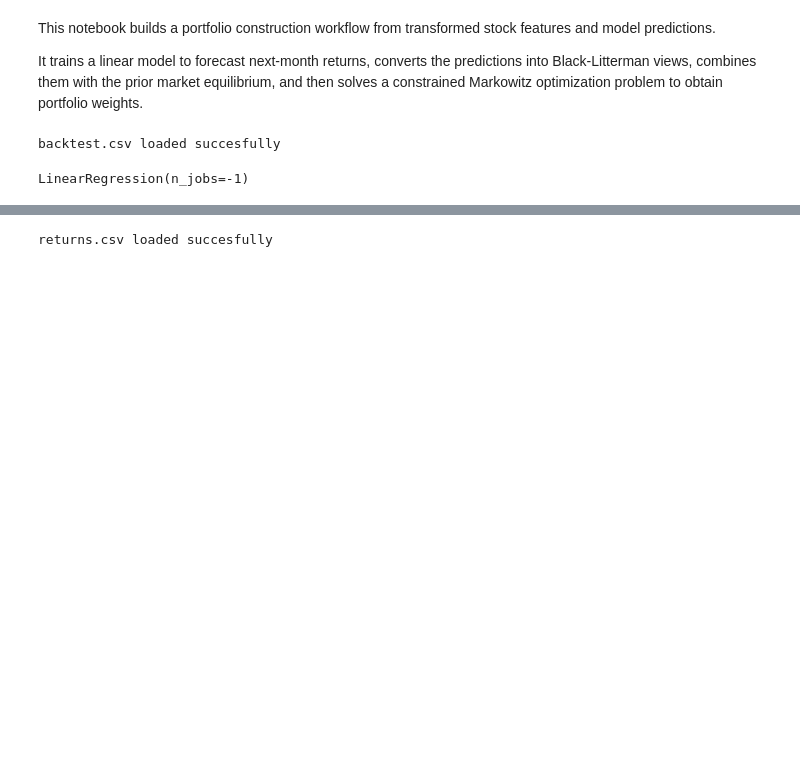
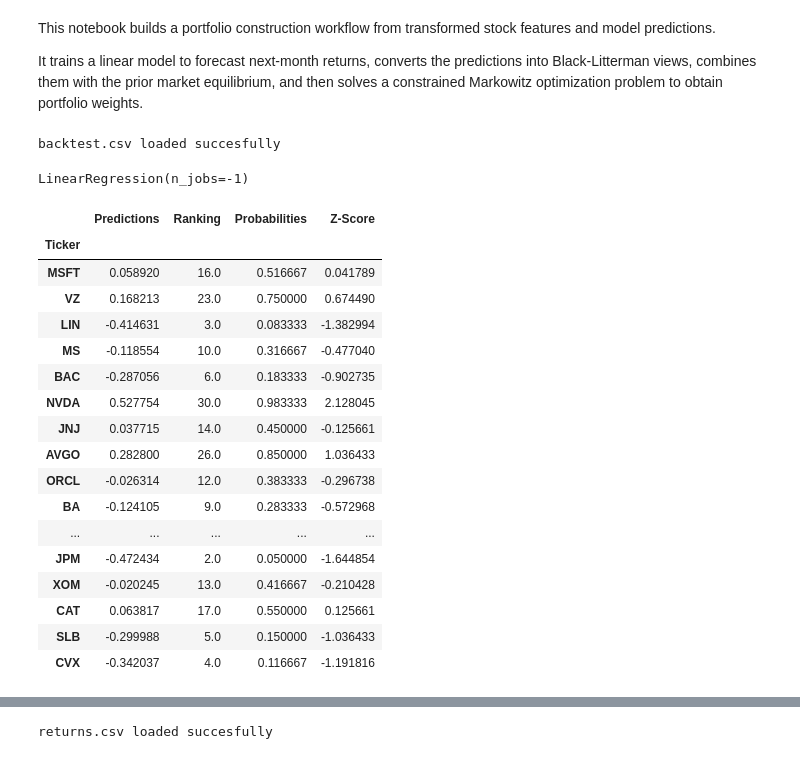
Before and after one commit to jaimebeng/TFG, a Jupyter notebook: notebooks/05_portfolio_construction.ipynb, the cells around one changed output, grey strips where cells are left out. Saved outputs shown, nothing was run; the diff lists cells and outputs as text; code cells hidden in the pictures; blank space fills up the shorter version.

```diff
--- a/notebooks/05_portfolio_construction.ipynb
+++ b/notebooks/05_portfolio_construction.ipynb
@@ -33,19 +32,40 @@ LinearRegression(n_jobs=-1)
 # %%
 # predict z scores of next month log returns, since these can be unstable, very high variance
 # rank the predicted log returns, 1-30
 # transform the ranks into a probability distribution across the 30 stock predictions
 # use this probability distribution to compute z scores and pass z scores as "opinions"
 # for black litterman optim
 # this way any drift or any highly varied predictions don't affect our portfolio construction
 
 X = df[df.index == "2016-01-29"]
 
 preds = model.predict(X[features].to_numpy())
 results = X[["Ticker"]].copy()
 results["Predictions"] = preds
 results["Ranking"] = results["Predictions"].rank(ascending=True)
 results["Probabilities"] = (results["Ranking"] - 0.5) / len(results["Ranking"])
-results["Z Score"] = norm.ppf(results["Probabilities"])
+results["Z-Score"] = norm.ppf(results["Probabilities"])
+results = results.set_index("Ticker")
+results
+# %% [output]
+|  | Predictions | Ranking | Probabilities | Z-Score |
+| Ticker |  |  |  |  |
+| MSFT | 0.058920 | 16.0 | 0.516667 | 0.041789 |
+| VZ | 0.168213 | 23.0 | 0.750000 | 0.674490 |
+| LIN | -0.414631 | 3.0 | 0.083333 | -1.382994 |
+| MS | -0.118554 | 10.0 | 0.316667 | -0.477040 |
+| BAC | -0.287056 | 6.0 | 0.183333 | -0.902735 |
+| NVDA | 0.527754 | 30.0 | 0.983333 | 2.128045 |
+| JNJ | 0.037715 | 14.0 | 0.450000 | -0.125661 |
+| AVGO | 0.282800 | 26.0 | 0.850000 | 1.036433 |
+| ORCL | -0.026314 | 12.0 | 0.383333 | -0.296738 |
+| BA | -0.124105 | 9.0 | 0.283333 | -0.572968 |
+| ... | ... | ... | ... | ... |
+| JPM | -0.472434 | 2.0 | 0.050000 | -1.644854 |
+| XOM | -0.020245 | 13.0 | 0.416667 | -0.210428 |
+| CAT | 0.063817 | 17.0 | 0.550000 | 0.125661 |
+| SLB | -0.299988 | 5.0 | 0.150000 | -1.036433 |
+| CVX | -0.342037 | 4.0 | 0.116667 | -1.191816 |
 # %%
 # for the confidence matrix we use rolling IC of past 6 months of predictions
 # since we retrain every models every month, this would mean using test data
```
Also changed, not shown: parts of 10 cells of this notebook, 1 other file.
